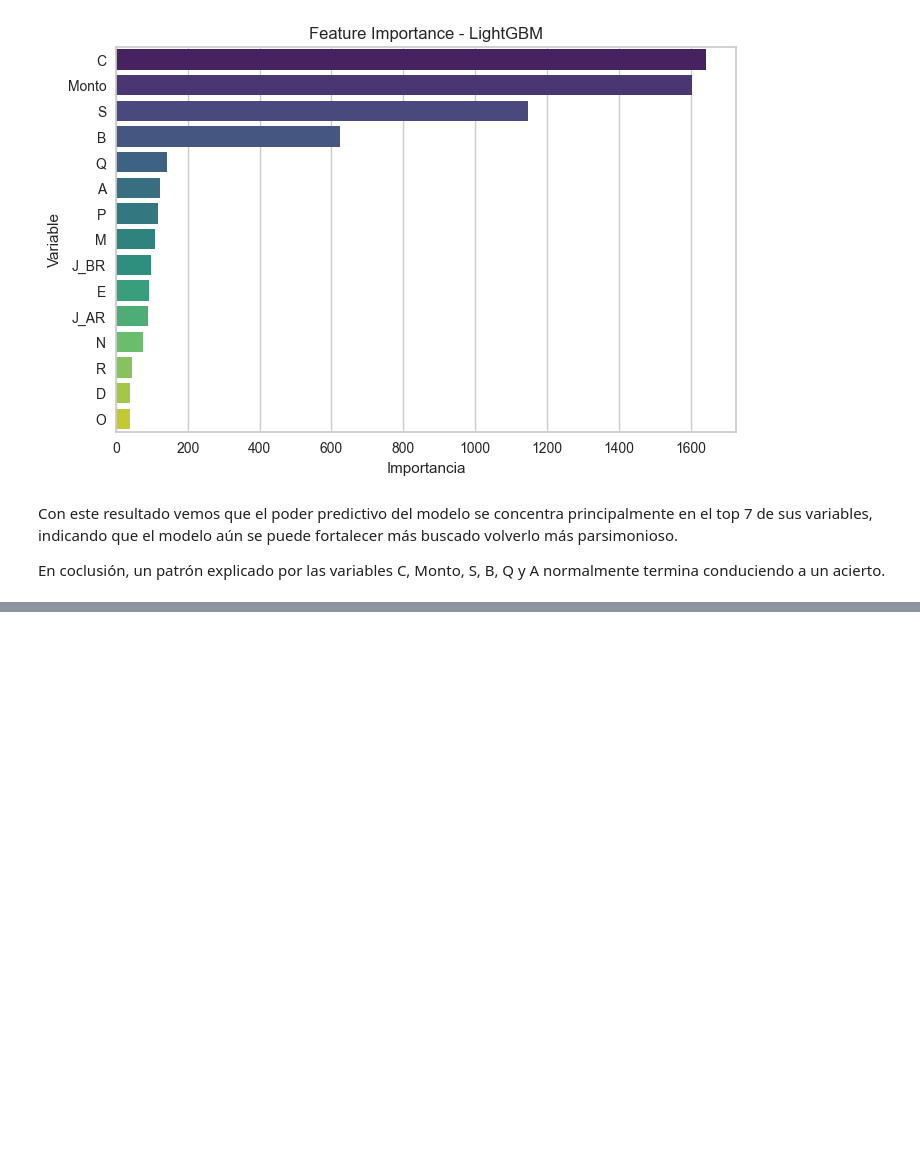
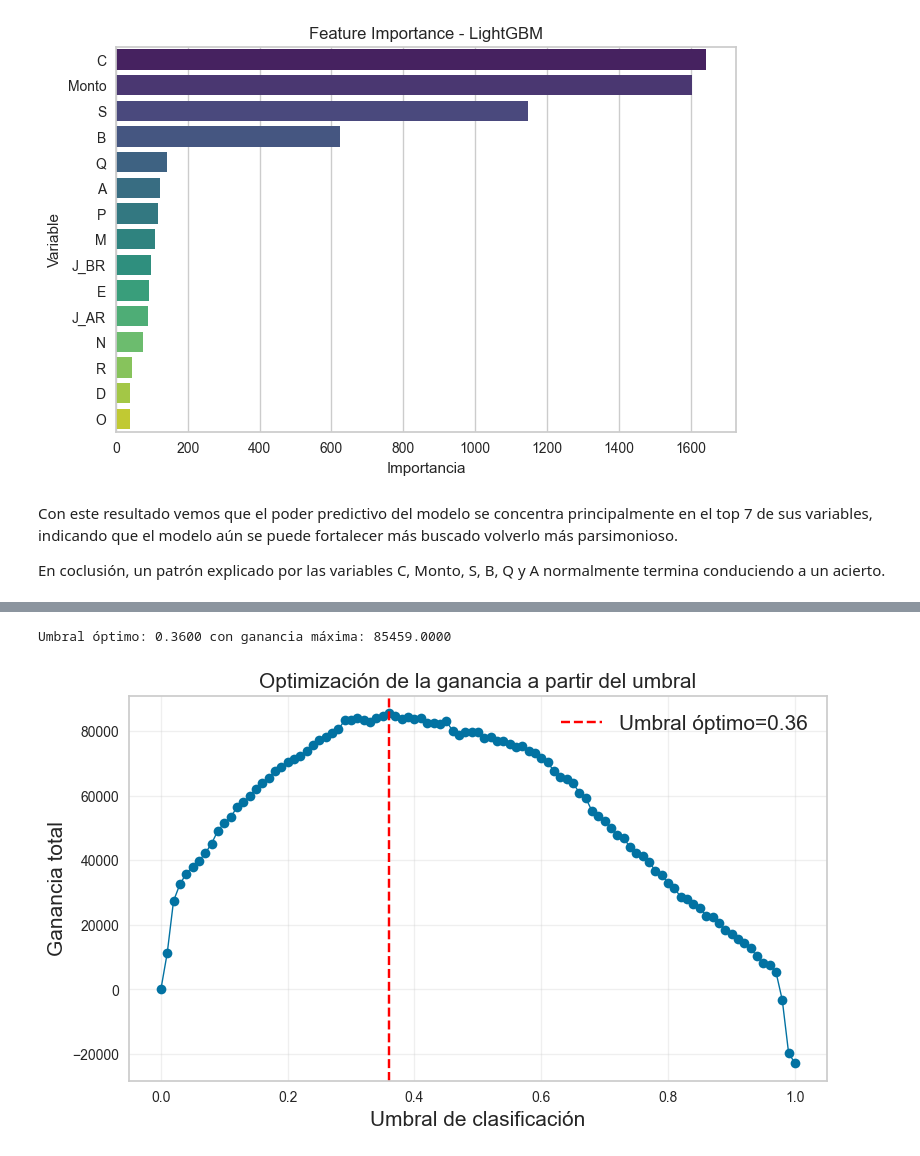
Before and after one commit to alnietom/reto-tecnico, a Jupyter notebook: notebooks/03_ajuste_modelo_fraude.ipynb, the cells around one changed output, grey strips where cells are left out. Drawn from its saved outputs; the diff is of its cells as text; code cells hidden in the pictures; blank space fills up the shorter version.

Commit message:
Se calcula el umbral de clasificación óptimo de acuerdo a la maximización de las ganancias

```diff
--- a/notebooks/03_ajuste_modelo_fraude.ipynb
+++ b/notebooks/03_ajuste_modelo_fraude.ipynb
@@ -258,4 +257,6 @@ best_model = grid_search.best_estimator_
 Primero obtengamos el umbral de clasificación en el que justo se máximiza nuestra métrica objetivo f1-score. Es como sigue:
+# %%
+best_model = joblib.load(r"C:\Users\EXNOAANIETO\Documents\NOVAVENTA_ANALITICA\tutorials\models\modelo_fraude.joblib")
 # %%
 # Se obtienen las probabilidades predichas de cometer fraude
 y_prob = best_model.predict_proba(x_test)[:, 1]
@@ -390,0 +413,18 @@ Con todo esto, aún hay ganancia por obtener, pues analizar el número de variab
+# %%
+# Se construye todos los resultados de ganancia respecto a distintos umbrales para identificar el umbral óptimo
+set_posibles_umbrales = np.arange(0, 1.01, 0.01)
+resultados = []
+
+for umbral_i in set_posibles_umbrales:
+    y_pred = (y_prob >= umbral_i).astype(int)
+    matriz = pd.DataFrame({'real': y_test, 'pred': y_pred, 'monto': x_test['Monto']**2})
+
+    TN = matriz[(matriz['real']==0) & (matriz['pred']==0)]['monto'].sum()
+    FN = matriz[(matriz['real']==1) & (matriz['pred']==0)]['monto'].sum()
+
+    ganancia = 0.25 * TN - 1.0 * FN
+    resultados.append({'umbral': umbral_i, 'ganancia': np.round(ganancia, 0)})
+
+df_resultados = pd.DataFrame(resultados)
+df_resultados = df_resultados.sort_values('umbral')
+df_resultados.head()
@@ -390,0 +438,17 @@ Con todo esto, aún hay ganancia por obtener, pues analizar el número de variab
+# %%
+mejor_umbral_ganancia = df_resultados.loc[df_resultados['ganancia'].idxmax()]
+print(f"Umbral óptimo: {mejor_umbral_ganancia['umbral']:.4f} con ganancia máxima: {mejor_umbral_ganancia['ganancia']:.4f}")
+
+plt.figure(figsize=(9,5))
+plt.plot(df_resultados['umbral'], df_resultados['ganancia'], marker='o', linewidth=1)
+plt.axvline(mejor_umbral_ganancia['umbral'], color='red', linestyle='--', label=f"Umbral óptimo={mejor_umbral_ganancia['umbral']:.2f}")
+# plt.axvline(0.565, color='red', linestyle='--', label=f"Optimización F1-Score={0.565:.4f}")
+plt.xlabel('Umbral de clasificación', fontsize=15)
+plt.ylabel('Ganancia total', fontsize=15)
+plt.title('Optimización de la ganancia a partir del umbral', fontsize=15)
+plt.grid(alpha=0.3)
+plt.legend(fontsize=15)
+plt.show()
+# %% [output]
+Umbral óptimo: 0.3600 con ganancia máxima: 85459.0000
+[figure, added]
```
Also changed, not shown: parts of 10 cells of this notebook, 2 other files.
